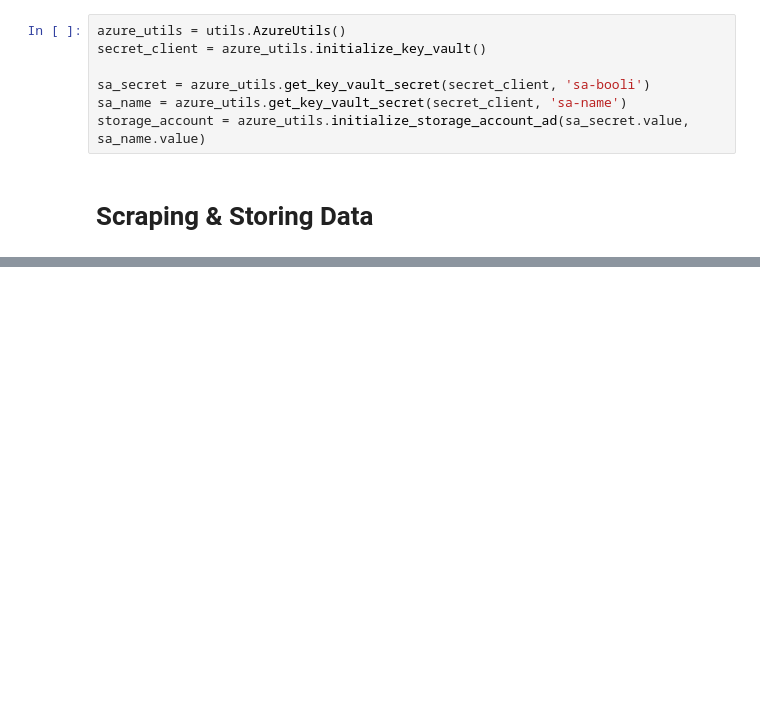
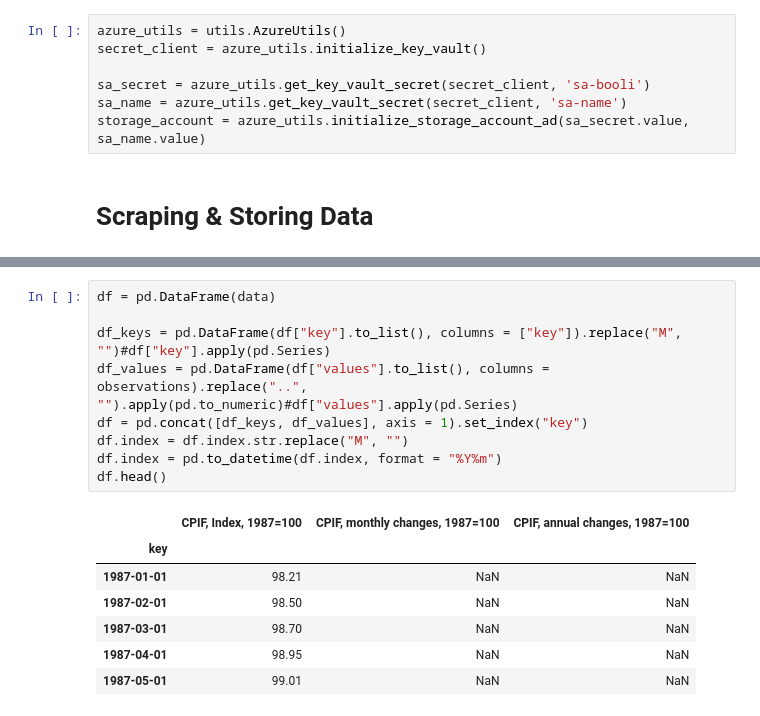
Before and after one commit to cfuru/Azure-Functions, a Jupyter notebook: func-booli-scraper-001/1_scraping_data.ipynb, the cells around one changed output, grey strips where cells are left out. Drawn from its saved outputs; the diff is of its cells as text; blank space fills up the shorter version.

```diff
--- a/func-booli-scraper-001/1_scraping_data.ipynb
+++ b/func-booli-scraper-001/1_scraping_data.ipynb
@@ -60,0 +97,17 @@ azure_utils.upload_csv_to_datalake(df, "raw/sold", f"Sold_{object_type}_{rooms}_
+# %%
+df = pd.DataFrame(data)
+
+df_keys = pd.DataFrame(df["key"].to_list(), columns = ["key"]).replace("M", "")#df["key"].apply(pd.Series)
+df_values = pd.DataFrame(df["values"].to_list(), columns = observations).replace("..", "").apply(pd.to_numeric)#df["values"].apply(pd.Series)
+df = pd.concat([df_keys, df_values], axis = 1).set_index("key")
+df.index = df.index.str.replace("M", "")
+df.index = pd.to_datetime(df.index, format = "%Y%m")
+df.head()
+# %% [output]
+|  | CPIF, Index, 1987=100 | CPIF, monthly changes, 1987=100 | CPIF, annual changes, 1987=100 |
+| key |  |  |  |
+| 1987-01-01 | 98.21 | NaN | NaN |
+| 1987-02-01 | 98.50 | NaN | NaN |
+| 1987-03-01 | 98.70 | NaN | NaN |
+| 1987-04-01 | 98.95 | NaN | NaN |
+| 1987-05-01 | 99.01 | NaN | NaN |
```
Also changed, not shown: parts of 8 cells of this notebook.
